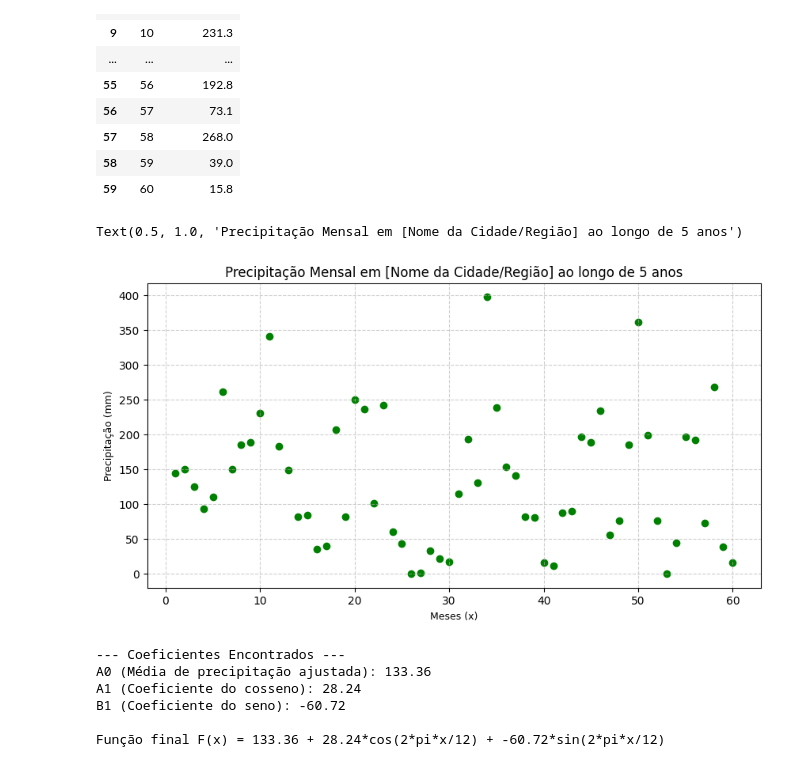
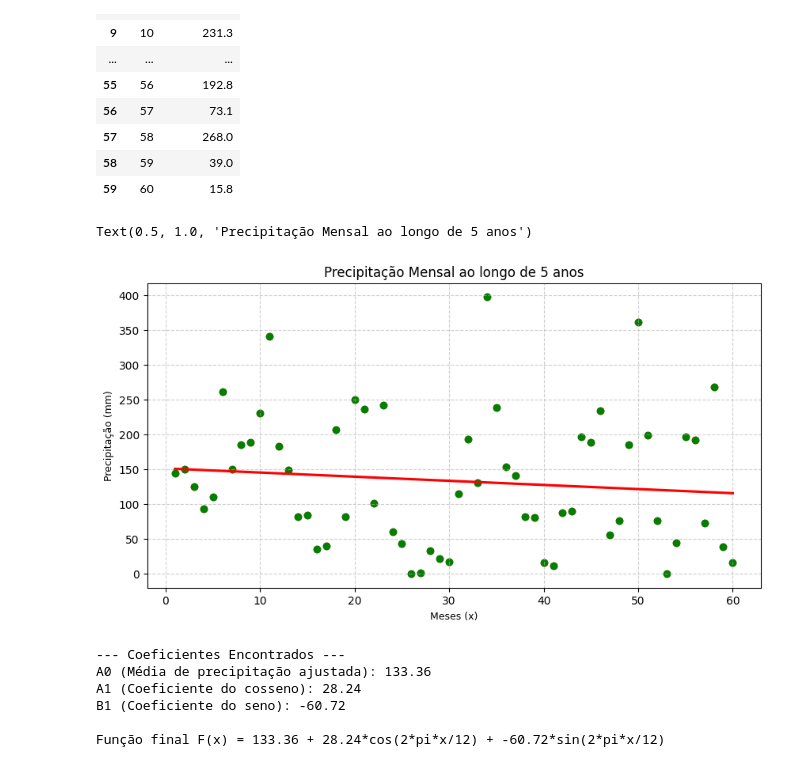
Before and after one commit to asegnibo/Calculo_Numerico, a Jupyter notebook: modelo_trigonometrico.ipynb, the cells around one changed output. Drawn from its saved outputs; the diff is of its cells as text; code cells hidden in the pictures.

```diff
--- a/modelo_trigonometrico.ipynb
+++ b/modelo_trigonometrico.ipynb
@@ -28,16 +29,19 @@ dados
 # %%
 x_dados = dados['Mês']
 y_dados = dados['Precipitação']
 
+
+
 plt.figure(figsize = (10,5))
+sns.regplot(x='Mês',y='Precipitação',data=dados, color = 'red', ci=None)
 plt.grid(True, linestyle = '--', alpha = 0.6)
 plt.scatter(x_dados, y_dados, color ='green')
 plt.ylabel('Precipitação (mm)', fontsize = 9)
 plt.xlabel('Meses (x)', fontsize = 9)
-plt.title('Precipitação Mensal em [Nome da Cidade/Região] ao longo de 5 anos', fontsize = 12)
+plt.title('Precipitação Mensal ao longo de 5 anos', fontsize = 12)
 # %% [output]
-Text(0.5, 1.0, 'Precipitação Mensal em [Nome da Cidade/Região] ao longo de 5 anos')
+Text(0.5, 1.0, 'Precipitação Mensal ao longo de 5 anos')
-[figure, old version]
+[figure, new version]
 # %%
 # x => mês
 # A0, A1, B1 coeficientes
```
Also changed, not shown: parts of 4 cells of this notebook.
